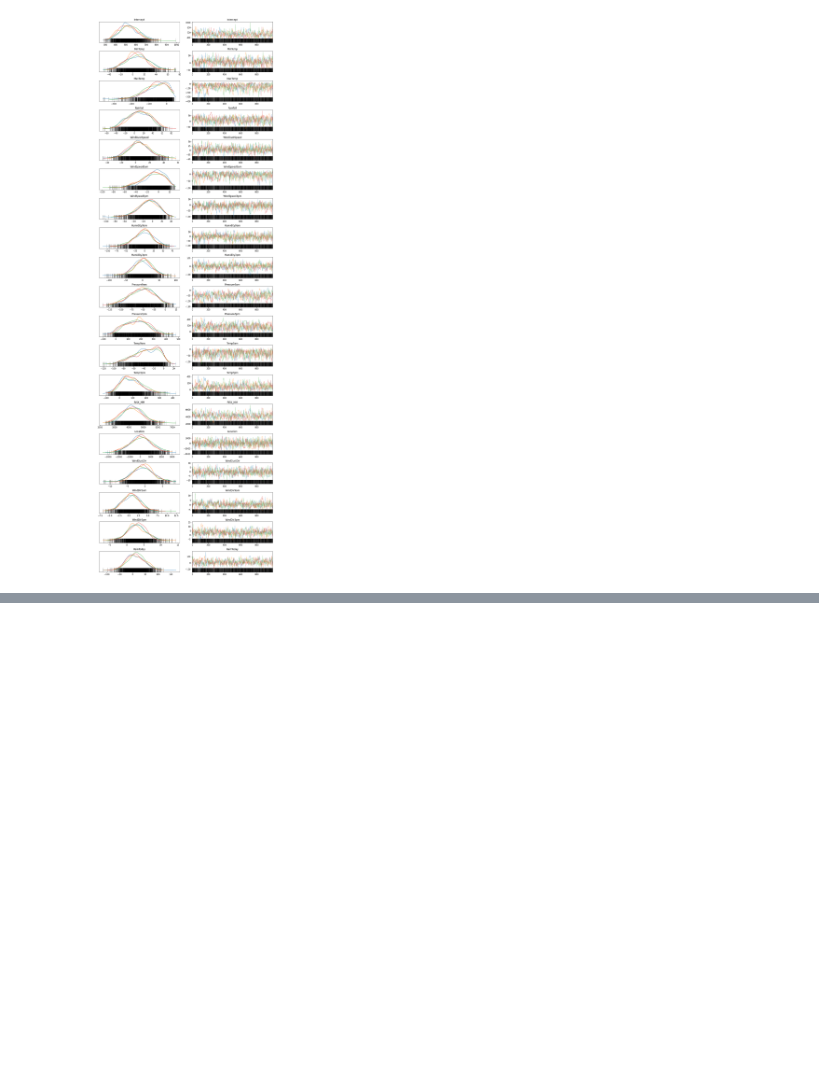
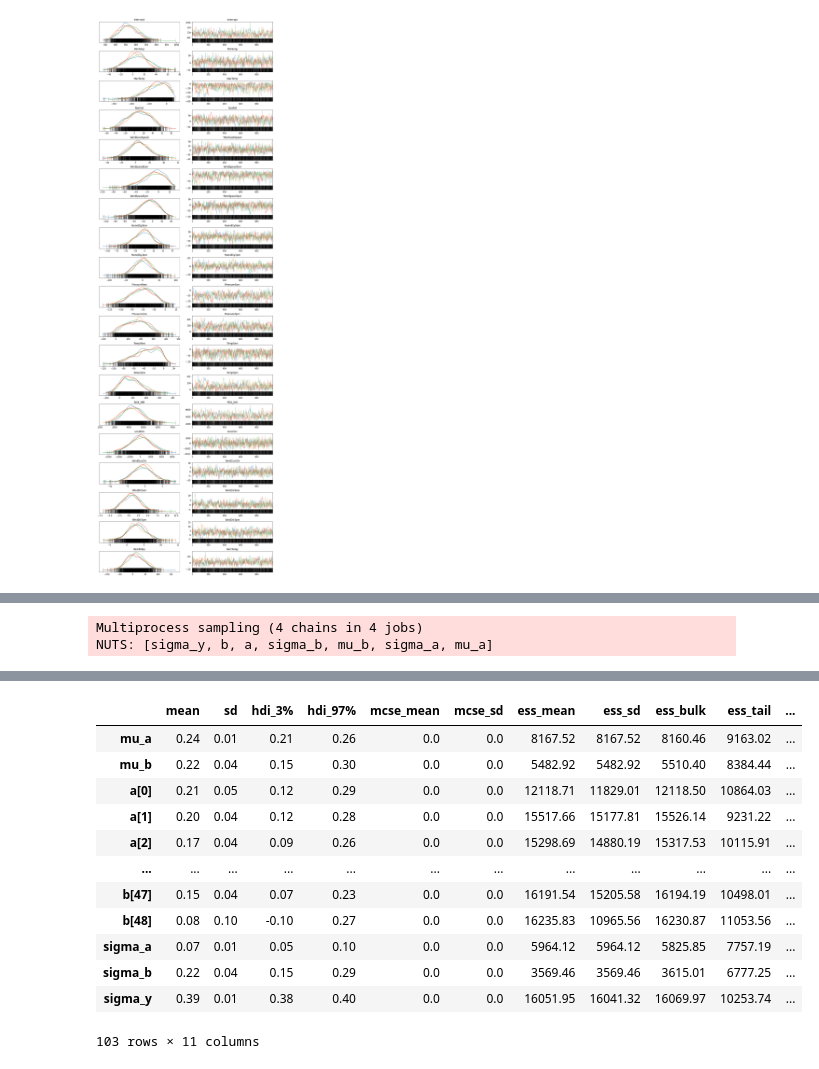
Before and after one commit to gauvand/TextSpamFiltering, a Jupyter notebook: australian_Rain/DataImputation.ipynb, the cells around one changed output, grey strips where cells are left out. Drawn from its saved outputs; the diff is of its cells as text; code cells hidden in the pictures; blank space fills up the shorter version.

```diff
--- a/australian_Rain/DataImputation.ipynb
+++ b/australian_Rain/DataImputation.ipynb
@@ -177,0 +270,8 @@ with logistic_model:
+# %%
+with intercept_model:
+    intercept_model = pm.sample(3500, step = pm.NUTS(target_accept = 0.999), cores = 4, tune=1000)
+    intercept_model_idata = az.from_pymc3(intercept_model)
+az.summary(intercept_model_idata, round_to=2)
+# %% [output]
+Multiprocess sampling (4 chains in 4 jobs)
+NUTS: [sigma_y, b, a, sigma_b, mu_b, sigma_a, mu_a]
@@ -177,0 +280,13 @@ with logistic_model:
+|  | mean | sd | hdi_3% | hdi_97% | mcse_mean | mcse_sd | ess_mean | ess_sd | ess_bulk | ess_tail | ... |
+| mu_a | 0.24 | 0.01 | 0.21 | 0.26 | 0.0 | 0.0 | 8167.52 | 8167.52 | 8160.46 | 9163.02 | ... |
+| mu_b | 0.22 | 0.04 | 0.15 | 0.30 | 0.0 | 0.0 | 5482.92 | 5482.92 | 5510.40 | 8384.44 | ... |
+| a[0] | 0.21 | 0.05 | 0.12 | 0.29 | 0.0 | 0.0 | 12118.71 | 11829.01 | 12118.50 | 10864.03 | ... |
+| a[1] | 0.20 | 0.04 | 0.12 | 0.28 | 0.0 | 0.0 | 15517.66 | 15177.81 | 15526.14 | 9231.22 | ... |
+| a[2] | 0.17 | 0.04 | 0.09 | 0.26 | 0.0 | 0.0 | 15298.69 | 14880.19 | 15317.53 | 10115.91 | ... |
+| ... | ... | ... | ... | ... | ... | ... | ... | ... | ... | ... | ... |
+| b[47] | 0.15 | 0.04 | 0.07 | 0.23 | 0.0 | 0.0 | 16191.54 | 15205.58 | 16194.19 | 10498.01 | ... |
+| b[48] | 0.08 | 0.10 | -0.10 | 0.27 | 0.0 | 0.0 | 16235.83 | 10965.56 | 16230.87 | 11053.56 | ... |
+| sigma_a | 0.07 | 0.01 | 0.05 | 0.10 | 0.0 | 0.0 | 5964.12 | 5964.12 | 5825.85 | 7757.19 | ... |
+| sigma_b | 0.22 | 0.04 | 0.15 | 0.29 | 0.0 | 0.0 | 3569.46 | 3569.46 | 3615.01 | 6777.25 | ... |
+| sigma_y | 0.39 | 0.01 | 0.38 | 0.40 | 0.0 | 0.0 | 16051.95 | 16041.32 | 16069.97 | 10253.74 | ... |
+103 rows × 11 columns
```
Also changed, not shown: parts of 13 cells of this notebook.
